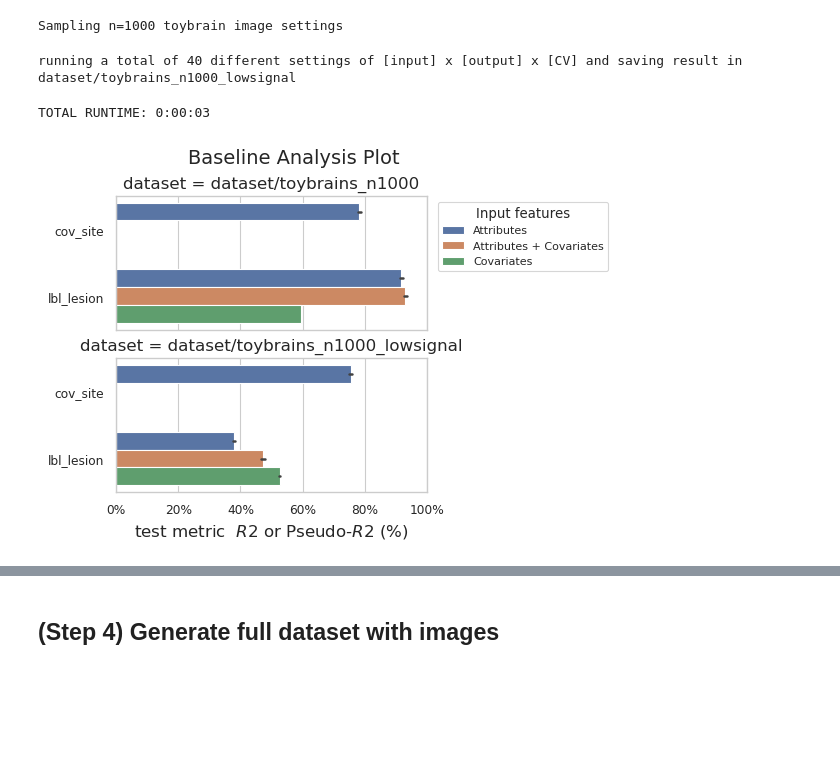
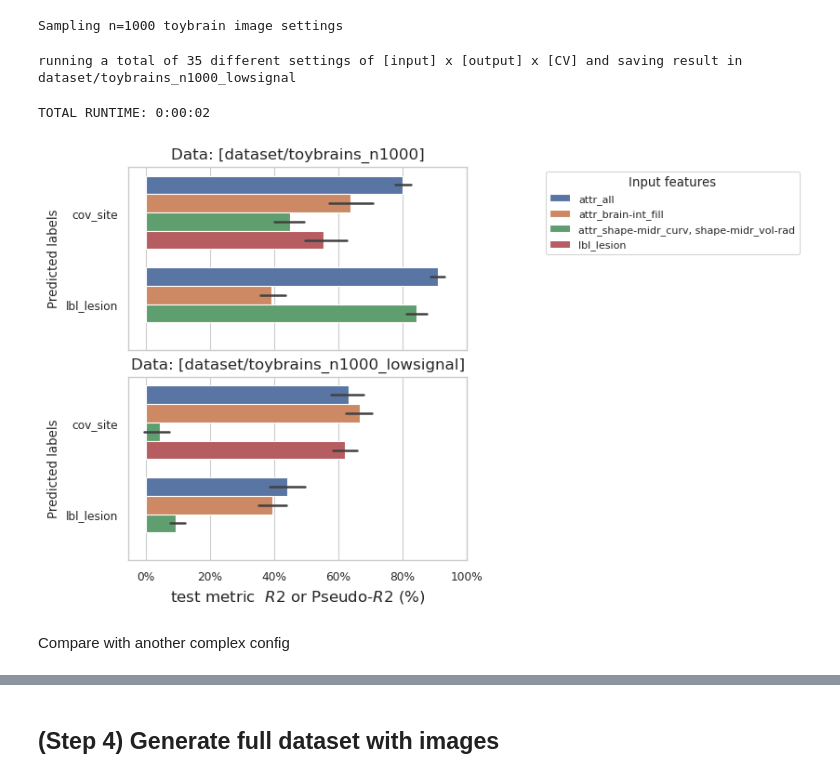
Before and after one commit to RoshanRane/toybrains, a Jupyter notebook: 0_tutorial.ipynb, the cells around one changed output, grey strips where cells are left out. Saved outputs shown, nothing was run; the diff lists cells and outputs as text; code cells hidden in the pictures; blank space fills up the shorter version.

```diff
--- a/0_tutorial.ipynb
+++ b/0_tutorial.ipynb
@@ -155,5 +170,3 @@ plt.show()
 ## (Step 3) Baseline prediction accuracies
 Fit a logistic regression model to predict all labels and covariates from image attributes. <br>
 This shows a ground-truth upper bound for the dataset. <br>
-# %%
-df_results = toy.fit_baseline_models(debug=False)
@@ -166,0 +173,4 @@ toy.viz_baseline_results(df_results)
+# %%
+df_results = toy.fit_baseline_models(
+    input_feature_types=["attr_subsets", "cov_subsets"],
+    debug=False)
@@ -192,11 +211,13 @@ df3 = toy3.generate_dataset_table(n_samples=1000, outdir_suffix="n_lowsignal")
 # %% [output]
 Sampling n=1000 toybrain image settings
 # %%
-df_results_3 = toy3.fit_baseline_models(debug=False)
+df_results3 = toy3.fit_baseline_models(debug=False)
 # %% [output]
-running a total of 40 different settings of [input] x [output] x [CV] and saving result in dataset/toybrains_n1000_lowsignal
+running a total of 35 different settings of [input] x [output] x [CV] and saving result in dataset/toybrains_n1000_lowsignal
-TOTAL RUNTIME: 0:00:03
+TOTAL RUNTIME: 0:00:02
 # %%
-toy3.viz_baseline_results([df_results, df_results_3])
+toy3.viz_baseline_results([df_results, df_results3])
 # %% [output]
-[figure, old version]
+[figure, new version]
+# %% [markdown]
+Compare with another complex config
```
Also changed, not shown: parts of 19 cells of this notebook, 5 other files.
